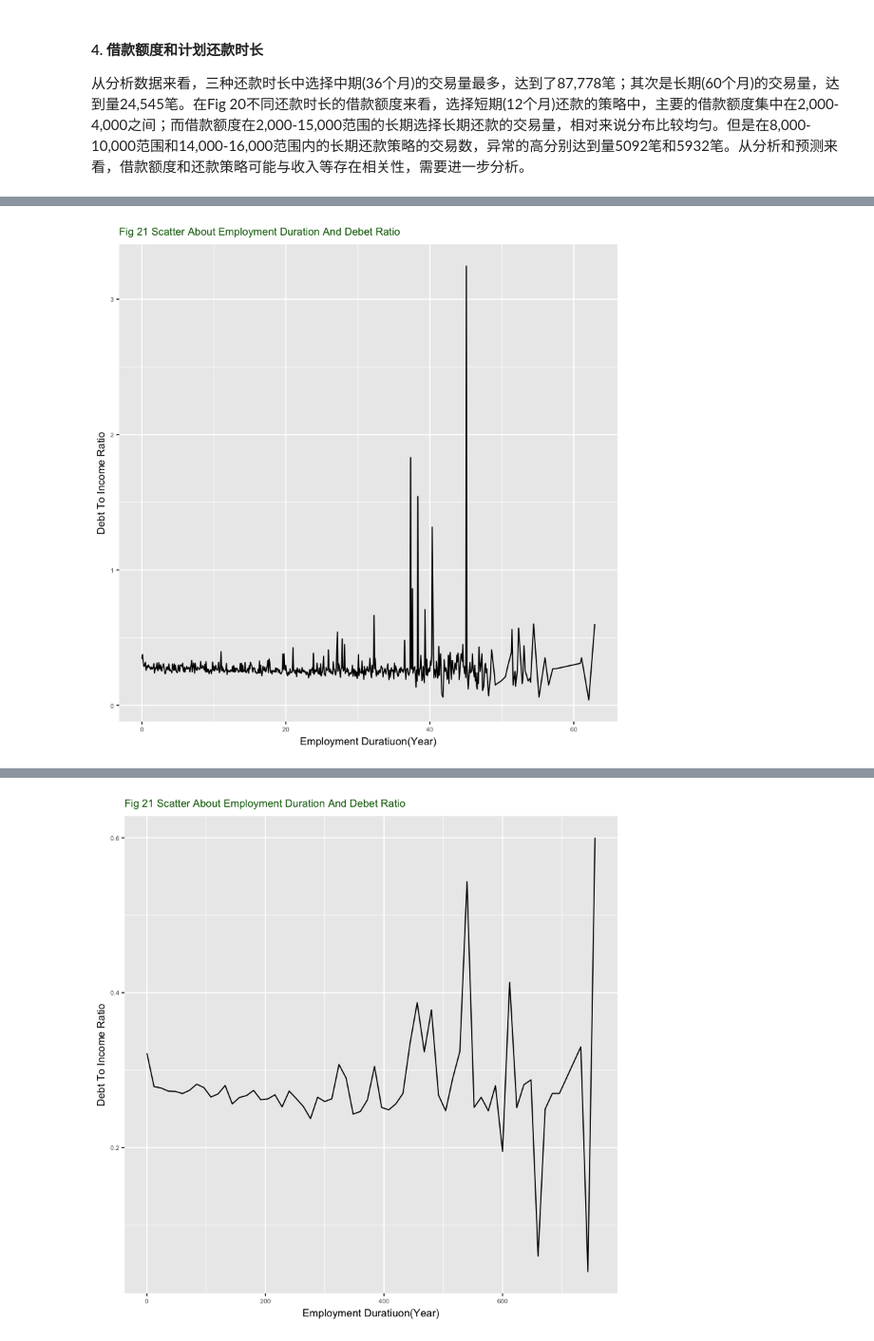
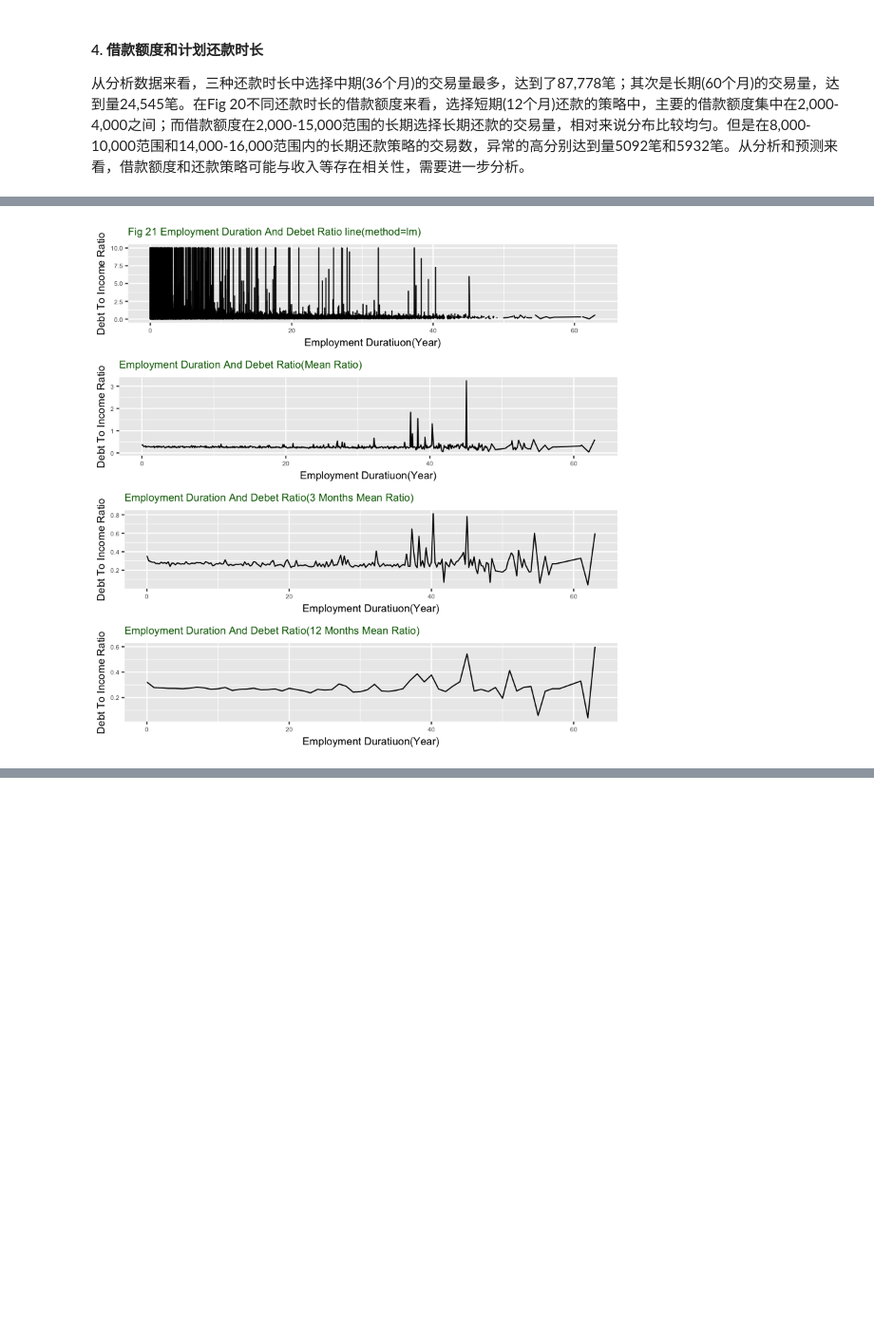
Before and after one commit to ZenRay/DataAnalysisAndSummary, a Jupyter notebook: ProsperEDA.ipynb, the cells around one changed output, grey strips where cells are left out. Shown at 95% size. Drawn from its saved outputs; the diff is of its cells as text; code cells hidden in the pictures; blank space fills up the shorter version.

Commit message:
bivariate analysis is done

```diff
--- a/ProsperEDA.ipynb
+++ b/ProsperEDA.ipynb
@@ -588,23 +588,28 @@ rawprosper$Term: 60
 #### 4. 借款额度和计划还款时长
 从分析数据来看，三种还款时长中选择中期(36个月)的交易量最多，达到了87,778笔；其次是长期(60个月)的交易量，达到量24,545笔。在Fig 20不同还款时长的借款额度来看，选择短期(12个月)还款的策略中，主要的借款额度集中在2,000-4,000之间；而借款额度在2,000-15,000范围的长期选择长期还款的交易量，相对来说分布比较均匀。但是在8,000-10,000范围和14,000-16,000范围内的长期还款策略的交易数，异常的高分别达到量5092笔和5932笔。从分析和预测来看，借款额度和还款策略可能与收入等存在相关性，需要进一步分析。
 # %%
-ggplot(aes(x=EmploymentStatusDuration/12, y=DebtToIncomeRatio), data=rawprosper) +
-#     geom_point(alpha=0.5, position="jitter") +
+p1 <- ggplot(aes(x=EmploymentStatusDuration/12, y=DebtToIncomeRatio), data=rawprosper) +
+    geom_line(method="lm") +
+    bivariate_theme +
+    labs(x="Employment Duratiuon(Year)", y="Debt To Income Ratio",
+         title="Fig 21 Employment Duration And Debet Ratio line(method=lm)")
+p2 <- ggplot(aes(x=EmploymentStatusDuration/12, y=DebtToIncomeRatio), data=rawprosper) +
     geom_line(stat="summary", fun.y=mean) +
     bivariate_theme +
     labs(x="Employment Duratiuon(Year)", y="Debt To Income Ratio",
-         title="Fig 21 Scatter About Employment Duration And Debet Ratio")
-ggplot(aes(x=12 * round(EmploymentStatusDuration/12), y=DebtToIncomeRatio), data=rawprosper) +
-#     geom_point(alpha=0.5, position="jitter") +
+         title="Employment Duration And Debet Ratio(Mean Ratio)")
+p3 <- ggplot(aes(x=3 * round(EmploymentStatusDuration/3)/12, y=DebtToIncomeRatio), data=rawprosper) +
     geom_line(stat="summary", fun.y=mean) +
     bivariate_theme +
     labs(x="Employment Duratiuon(Year)", y="Debt To Income Ratio",
-         title="Fig 21 Scatter About Employment Duration And Debet Ratio")
-ggplot(aes(x=EmploymentStatusDuration/12, y=DebtToIncomeRatio), data=rawprosper) +
-#     geom_point(alpha=0.5, position="jitter") +
-    geom_line() +
+         title="Employment Duration And Debet Ratio(3 Months Mean Ratio)")
+
+p4 <- ggplot(aes(x=round(EmploymentStatusDuration/12), y=DebtToIncomeRatio), data=rawprosper) +
+    geom_line(stat="summary", fun.y=mean) +
     bivariate_theme +
     labs(x="Employment Duratiuon(Year)", y="Debt To Income Ratio",
-         title="Fig 21 Scatter About Employment Duration And Debet Ratio")
+         title="Employment Duration And Debet Ratio(12 Months Mean Ratio)")
+
+grid.arrange(p1, p2, p3, p4, ncol=1)
 # %% [output]
 Warning message:
@@ -611,3 +619,3 @@ Warning message:
 “Removed 16049 rows containing non-finite values (stat_summary).”Warning message:
 “Removed 16049 rows containing non-finite values (stat_summary).”
-[figure, old version]
+[figure, new version]
@@ -616 +621,0 @@ Warning message:
-[figure, removed]
```
Also changed, not shown: parts of 9 cells of this notebook.
